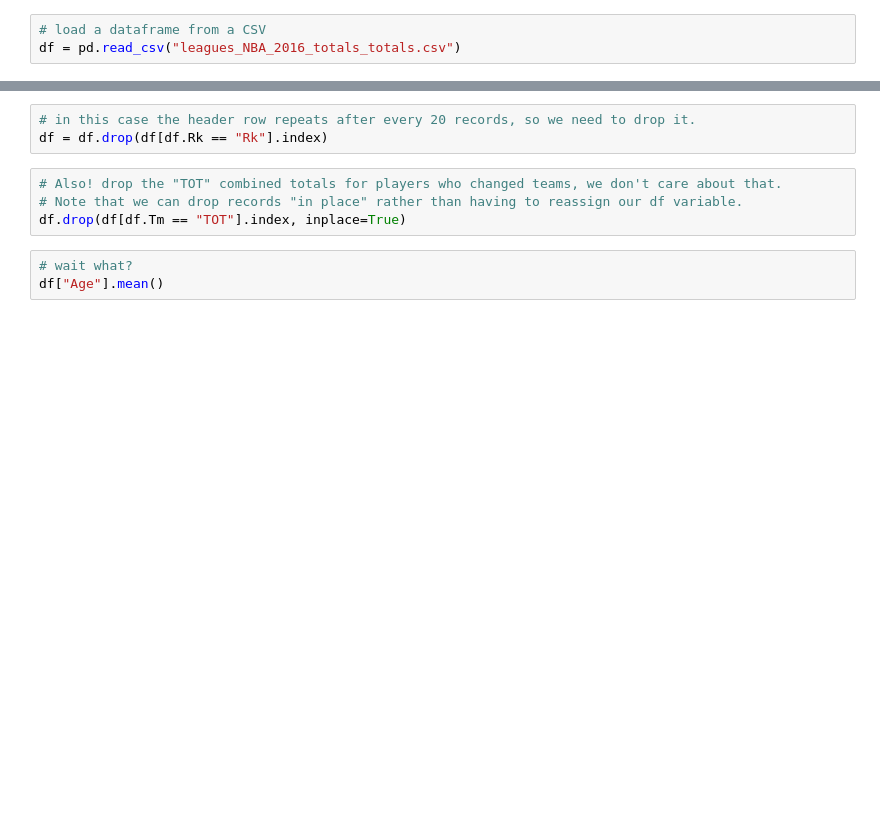
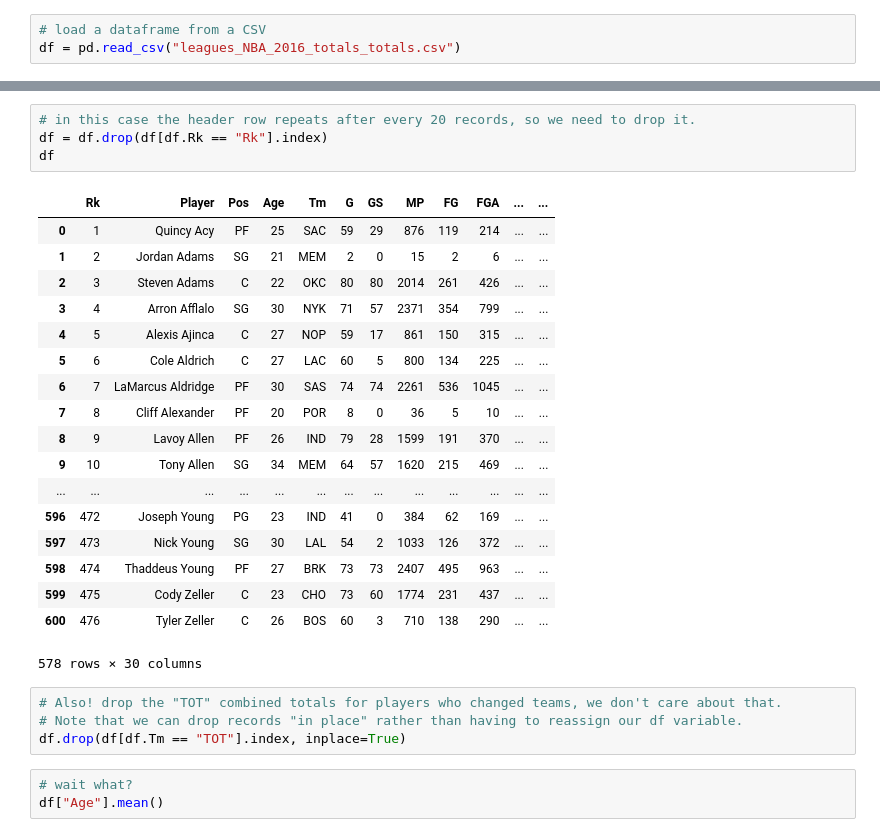
Before and after one commit to mrichnu/intro-to-jupyter-and-pandas, a Jupyter notebook: Intro to Jupyter and Pandas.ipynb, the cells around one changed output, grey strips where cells are left out. Saved outputs shown, nothing was run; the diff lists cells and outputs as text; blank space fills up the shorter version.

```diff
--- a/Intro to Jupyter and Pandas.ipynb
+++ b/Intro to Jupyter and Pandas.ipynb
@@ -274,6 +332,26 @@ df.describe()
 # %%
 # in this case the header row repeats after every 20 records, so we need to drop it.
 df = df.drop(df[df.Rk == "Rk"].index)
+df
+# %% [output]
+|  | Rk | Player | Pos | Age | Tm | G | GS | MP | FG | FGA | ... | ... |
+| 0 | 1 | Quincy Acy | PF | 25 | SAC | 59 | 29 | 876 | 119 | 214 | ... | ... |
+| 1 | 2 | Jordan Adams | SG | 21 | MEM | 2 | 0 | 15 | 2 | 6 | ... | ... |
+| 2 | 3 | Steven Adams | C | 22 | OKC | 80 | 80 | 2014 | 261 | 426 | ... | ... |
+| 3 | 4 | Arron Afflalo | SG | 30 | NYK | 71 | 57 | 2371 | 354 | 799 | ... | ... |
+| 4 | 5 | Alexis Ajinca | C | 27 | NOP | 59 | 17 | 861 | 150 | 315 | ... | ... |
+| 5 | 6 | Cole Aldrich | C | 27 | LAC | 60 | 5 | 800 | 134 | 225 | ... | ... |
+| 6 | 7 | LaMarcus Aldridge | PF | 30 | SAS | 74 | 74 | 2261 | 536 | 1045 | ... | ... |
+| 7 | 8 | Cliff Alexander | PF | 20 | POR | 8 | 0 | 36 | 5 | 10 | ... | ... |
+| 8 | 9 | Lavoy Allen | PF | 26 | IND | 79 | 28 | 1599 | 191 | 370 | ... | ... |
+| 9 | 10 | Tony Allen | SG | 34 | MEM | 64 | 57 | 1620 | 215 | 469 | ... | ... |
+| ... | ... | ... | ... | ... | ... | ... | ... | ... | ... | ... | ... | ... |
+| 596 | 472 | Joseph Young | PG | 23 | IND | 41 | 0 | 384 | 62 | 169 | ... | ... |
+| 597 | 473 | Nick Young | SG | 30 | LAL | 54 | 2 | 1033 | 126 | 372 | ... | ... |
+| 598 | 474 | Thaddeus Young | PF | 27 | BRK | 73 | 73 | 2407 | 495 | 963 | ... | ... |
+| 599 | 475 | Cody Zeller | C | 23 | CHO | 73 | 60 | 1774 | 231 | 437 | ... | ... |
+| 600 | 476 | Tyler Zeller | C | 26 | BOS | 60 | 3 | 710 | 138 | 290 | ... | ... |
+578 rows × 30 columns
 # %%
 # Also! drop the "TOT" combined totals for players who changed teams, we don't care about that.
 # Note that we can drop records "in place" rather than having to reassign our df variable.
```
Also changed, not shown: parts of 24 cells of this notebook.
